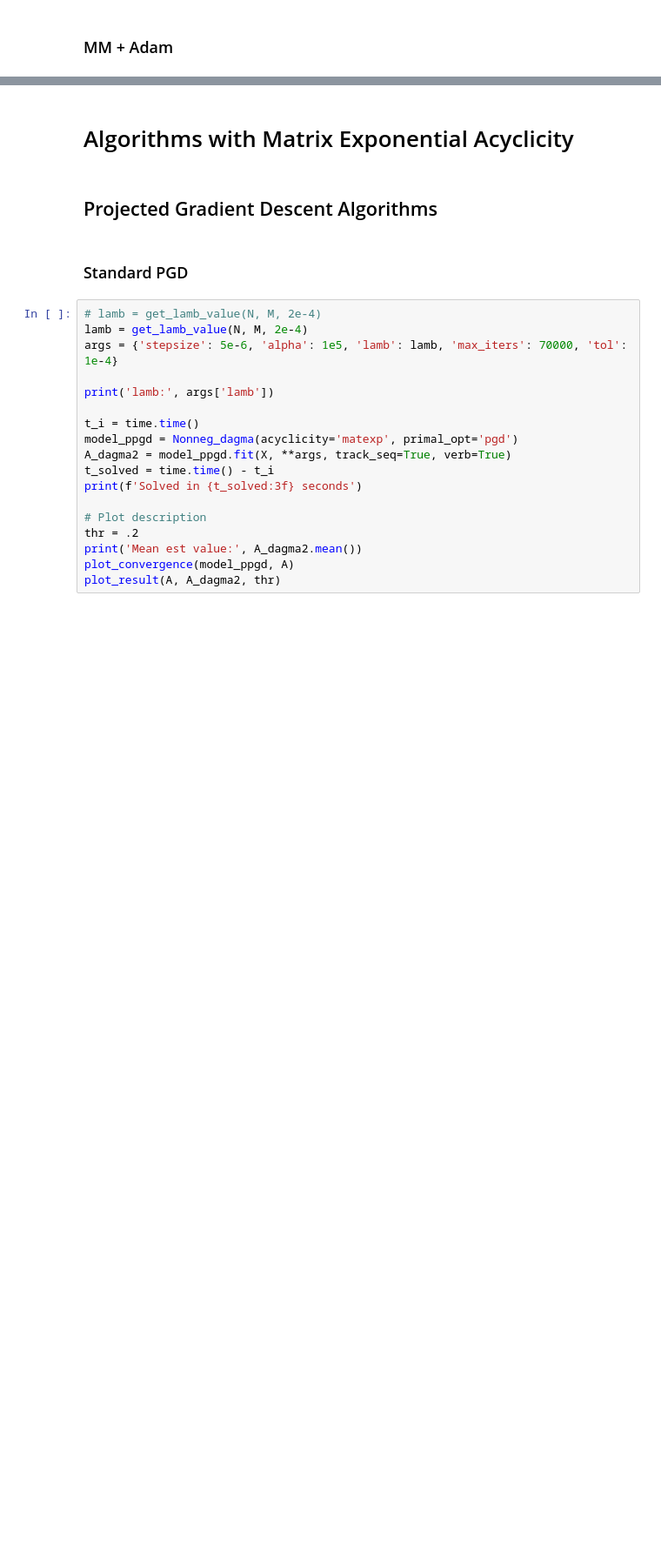
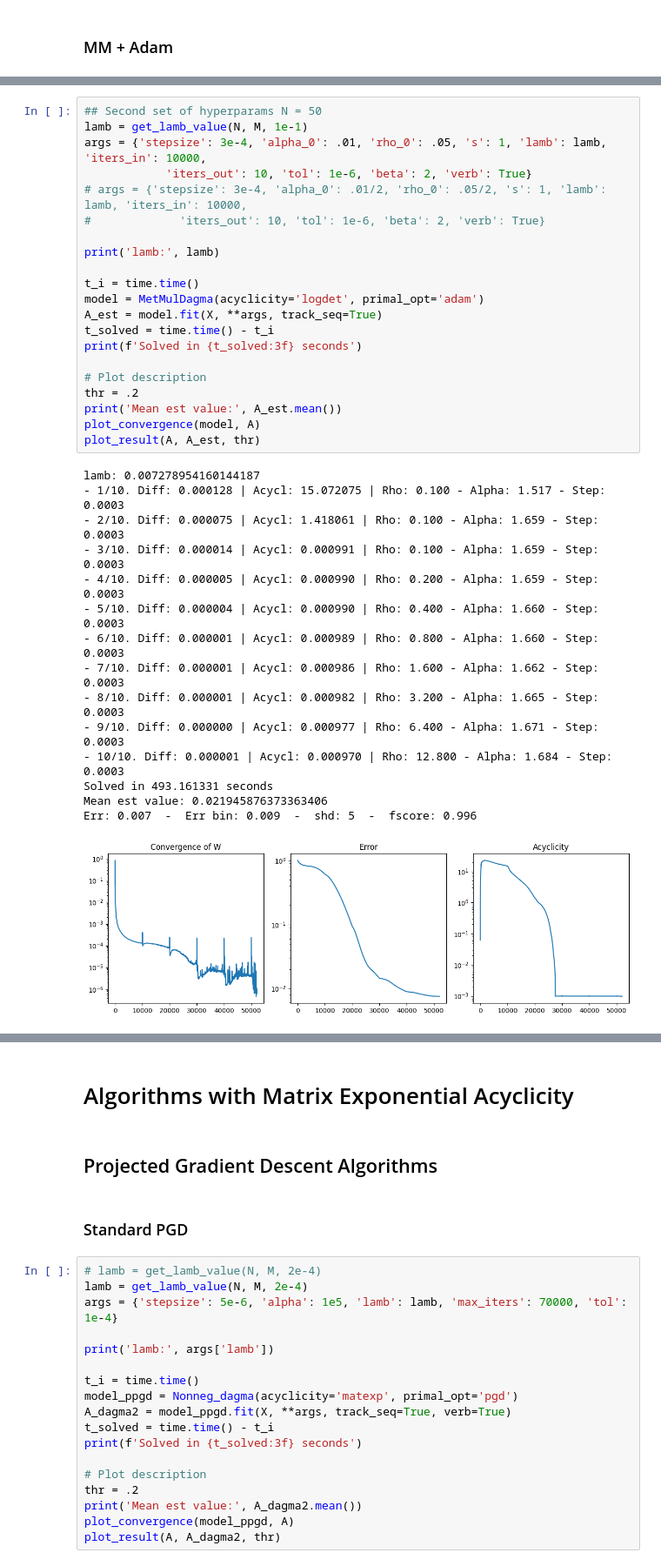
Before and after one commit to reysam93/cvx_dag_learning, a Jupyter notebook: run_algorithms.ipynb, the cells around one changed output, grey strips where cells are left out. Shown at 87% size. Cells and saved outputs as stored; diff of their text form; blank space fills up the shorter version.

```diff
--- a/run_algorithms.ipynb
+++ b/run_algorithms.ipynb
@@ -314,0 +332,37 @@ Err: 0.010  -  Err bin: 0.000  -  shd: 0  -  fscore: 1.000
+# %%
+## Second set of hyperparams N = 50
+lamb = get_lamb_value(N, M, 1e-1)
+args = {'stepsize': 3e-4, 'alpha_0': .01, 'rho_0': .05, 's': 1, 'lamb': lamb, 'iters_in': 10000,
+            'iters_out': 10, 'tol': 1e-6, 'beta': 2, 'verb': True}
+# args = {'stepsize': 3e-4, 'alpha_0': .01/2, 'rho_0': .05/2, 's': 1, 'lamb': lamb, 'iters_in': 10000,
+#             'iters_out': 10, 'tol': 1e-6, 'beta': 2, 'verb': True}
+
+print('lamb:', lamb)
+
+t_i = time.time()
+model = MetMulDagma(acyclicity='logdet', primal_opt='adam')
+A_est = model.fit(X, **args, track_seq=True)
+t_solved = time.time() - t_i
+print(f'Solved in {t_solved:3f} seconds')
+
+# Plot description
+thr = .2
+print('Mean est value:', A_est.mean())
+plot_convergence(model, A)
+plot_result(A, A_est, thr)
+# %% [output]
+lamb: 0.007278954160144187
+- 1/10. Diff: 0.000128 | Acycl: 15.072075 | Rho: 0.100 - Alpha: 1.517 - Step: 0.0003
+- 2/10. Diff: 0.000075 | Acycl: 1.418061 | Rho: 0.100 - Alpha: 1.659 - Step: 0.0003
+- 3/10. Diff: 0.000014 | Acycl: 0.000991 | Rho: 0.100 - Alpha: 1.659 - Step: 0.0003
+- 4/10. Diff: 0.000005 | Acycl: 0.000990 | Rho: 0.200 - Alpha: 1.659 - Step: 0.0003
+- 5/10. Diff: 0.000004 | Acycl: 0.000990 | Rho: 0.400 - Alpha: 1.660 - Step: 0.0003
+- 6/10. Diff: 0.000001 | Acycl: 0.000989 | Rho: 0.800 - Alpha: 1.660 - Step: 0.0003
+- 7/10. Diff: 0.000001 | Acycl: 0.000986 | Rho: 1.600 - Alpha: 1.662 - Step: 0.0003
+- 8/10. Diff: 0.000001 | Acycl: 0.000982 | Rho: 3.200 - Alpha: 1.665 - Step: 0.0003
+- 9/10. Diff: 0.000000 | Acycl: 0.000977 | Rho: 6.400 - Alpha: 1.671 - Step: 0.0003
+- 10/10. Diff: 0.000001 | Acycl: 0.000970 | Rho: 12.800 - Alpha: 1.684 - Step: 0.0003
+Solved in 493.161331 seconds
+Mean est value: 0.021945876373363406
+Err: 0.007  -  Err bin: 0.009  -  shd: 5  -  fscore: 0.996
+[figure, added]
```
Also changed, not shown: parts of 5 cells of this notebook, 3 other files.
